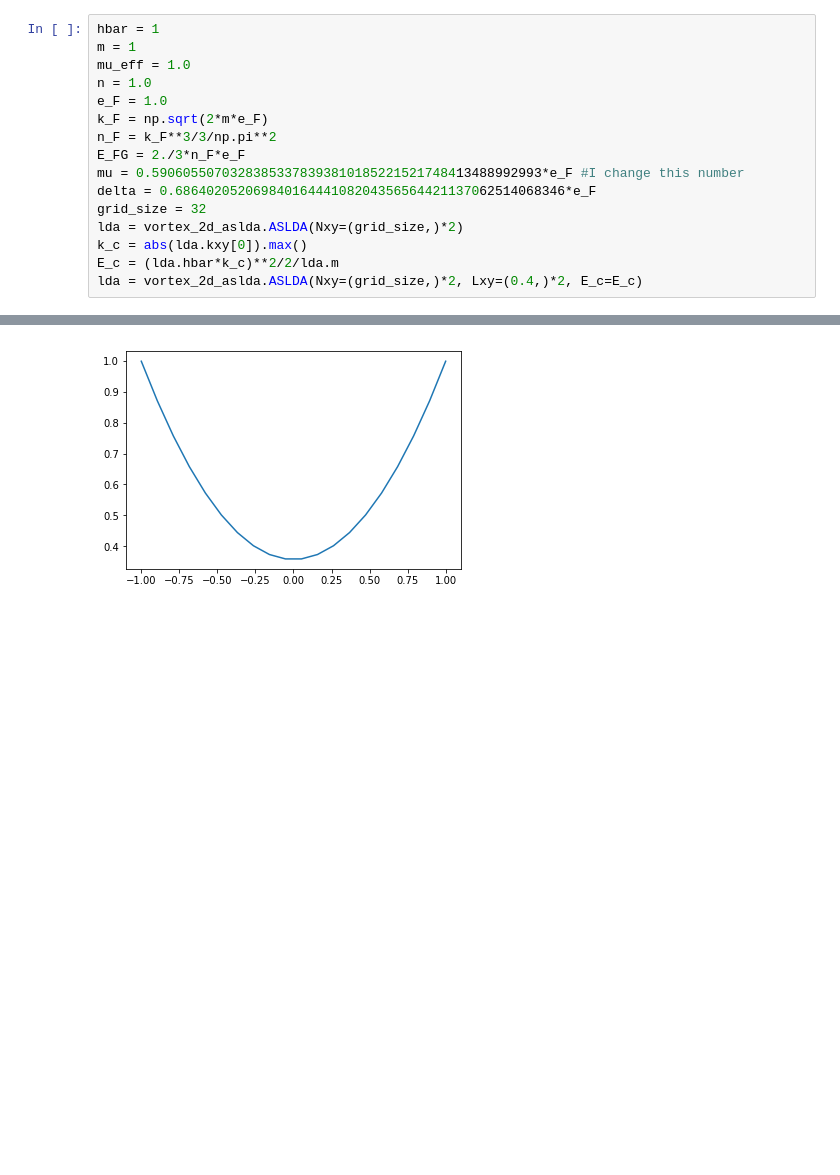
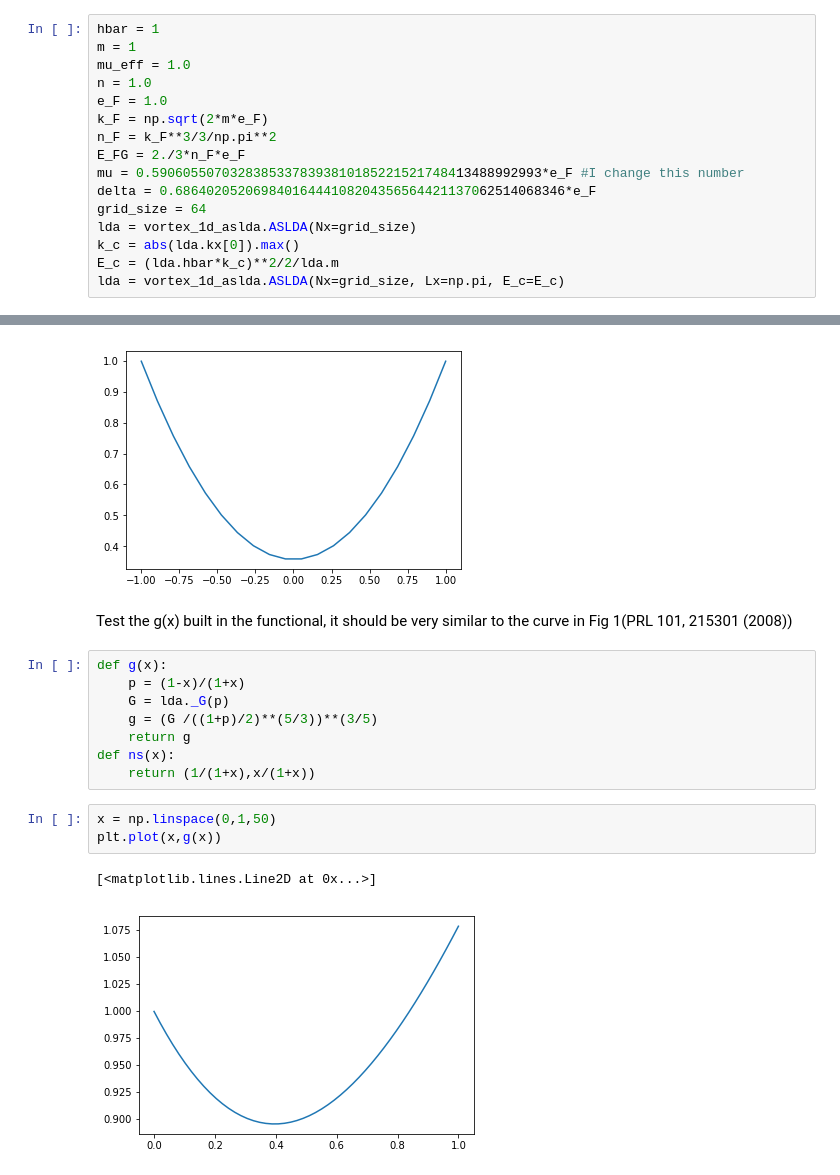
Before and after one commit to Chunde/QuantumFermionicTheory, a Jupyter notebook: quantum-turbulence/test_ASLDA.ipynb, the cells around one changed output, grey strips where cells are left out. Saved outputs shown, nothing was run; the diff lists cells and outputs as text; blank space fills up the shorter version.

```diff
--- a/quantum-turbulence/test_ASLDA.ipynb
+++ b/quantum-turbulence/test_ASLDA.ipynb
@@ -34,14 +34,30 @@ n_F = k_F**3/3/np.pi**2
 E_FG = 2./3*n_F*e_F
 mu = 0.59060550703283853378393810185221521748413488992993*e_F #I change this number
 delta = 0.68640205206984016444108204356564421137062514068346*e_F
-grid_size = 32
-lda = vortex_2d_aslda.ASLDA(Nxy=(grid_size,)*2)
-k_c = abs(lda.kxy[0]).max()
+grid_size = 64
+lda = vortex_1d_aslda.ASLDA(Nx=grid_size)
+k_c = abs(lda.kx[0]).max()
 E_c = (lda.hbar*k_c)**2/2/lda.m
-lda = vortex_2d_aslda.ASLDA(Nxy=(grid_size,)*2, Lxy=(0.4,)*2, E_c=E_c)
+lda = vortex_1d_aslda.ASLDA(Nx=grid_size, Lx=np.pi, E_c=E_c)
 # %%
 ps = np.linspace(-1,1,20)
 plt.plot(ps,lda._G(ps))
 # %% [output]
 [<matplotlib.lines.Line2D at 0x...>]
 [figure]
+# %% [markdown]
+Test the g(x) built in the functional, it should be very similar to the curve in Fig 1(PRL 101, 215301 (2008))
+# %%
+def g(x):
+    p = (1-x)/(1+x)
+    G = lda._G(p)
+    g = (G /((1+p)/2)**(5/3))**(3/5)
+    return g
+def ns(x):
+    return (1/(1+x),x/(1+x))
+# %%
+x = np.linspace(0,1,50)
+plt.plot(x,g(x))
+# %% [output]
+[<matplotlib.lines.Line2D at 0x...>]
+[figure, added]
```
Also changed, not shown: parts of 11 cells of this notebook, 8 other files.
